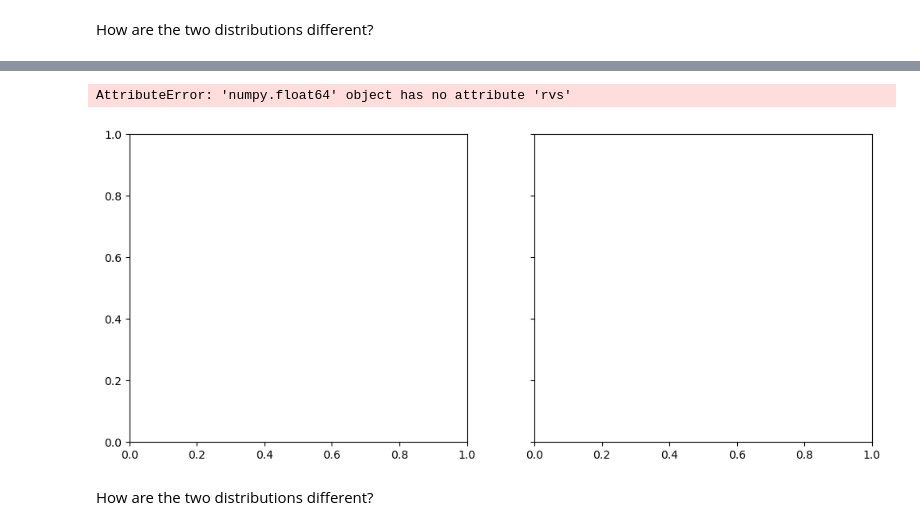
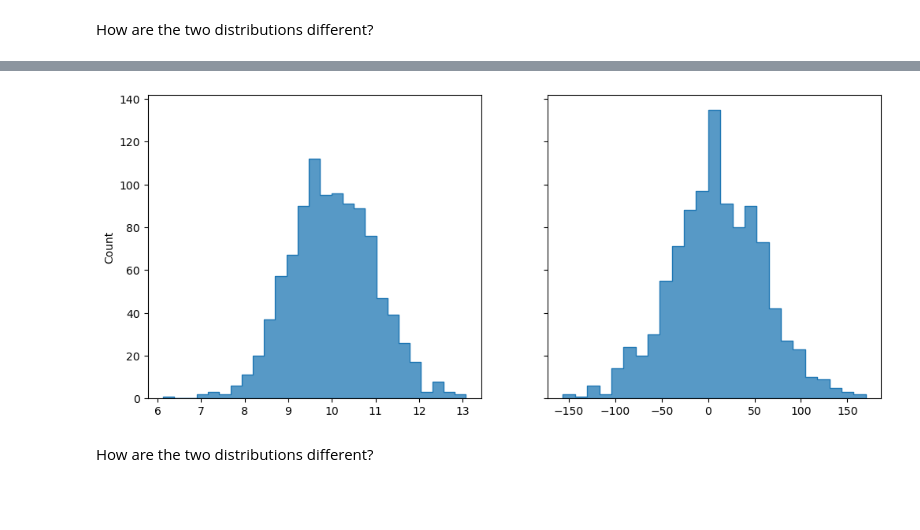
Before and after one commit to Ironhack-Data-Madrid-Octubre-2023/6.1-lab_continuous_probability_distributions, a Jupyter notebook: your-code/main.ipynb, the cells around one changed output, grey strips where cells are left out. Drawn from its saved outputs; the diff is of its cells as text; code cells hidden in the pictures; blank space fills up the shorter version.

```diff
--- a/your-code/main.ipynb
+++ b/your-code/main.ipynb
@@ -91,22 +91,19 @@ Expected output:
 # %%
 from scipy.stats import norm
 # %%
-x = 1000
 a = 10
 b = 1
-rand_1  = norm.pdf(x, a, b)
+rand_1  = norm(a, b)
 
-x = 1000
 a = 10
 b = 50
-rand_1  = norm.pdf(x, a, b)
+rand_2  = norm(a, b)
 
 fig, axs = plt.subplots(1, 2, figsize=(12, 5), sharey=True)
 
 sns.histplot(rand_1.rvs(size=1000), element='step', ax=axs[0])
 sns.histplot(rand_2.rvs(size=1000), element='step', ax=axs[1]);
 # %% [output]
-AttributeError: 'numpy.float64' object has no attribute 'rvs'
-[figure, old version]
+[figure, new version]
 # %% [markdown]
 How are the two distributions different?
```
Also changed, not shown: parts of 10 cells of this notebook.
